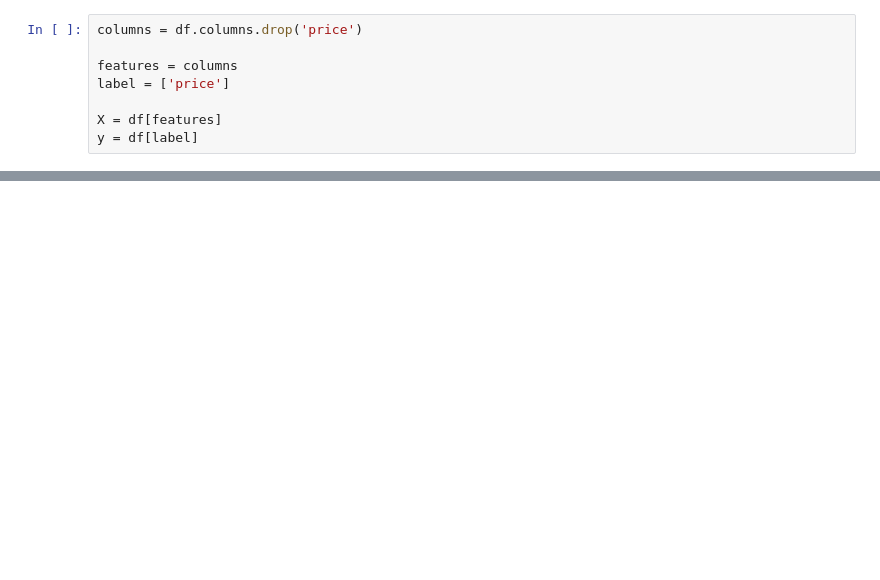
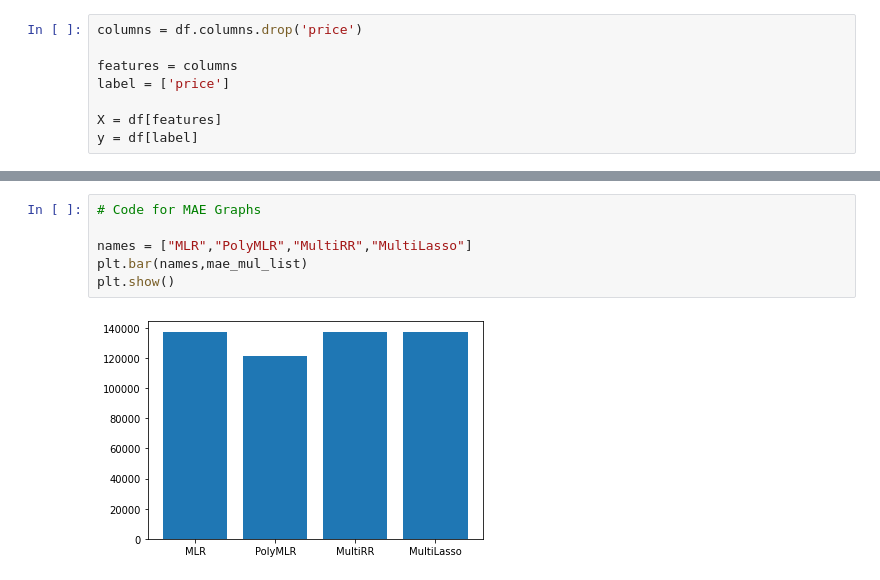
Before and after one commit to PosgradoMNA/actividades-de-aprendizaje-ajuarezjc, a Jupyter notebook: RegresionLinearPolinomial_A01168444.ipynb, the cells around one changed output, grey strips where cells are left out. Cells and saved outputs as stored; diff of their text form; blank space fills up the shorter version.

```diff
--- a/RegresionLinearPolinomial_A01168444.ipynb
+++ b/RegresionLinearPolinomial_A01168444.ipynb
@@ -559,0 +757,8 @@ print(f'Tamaño del X_test: {X_test.shape}')
+# %%
+# Code for MAE Graphs
+
+names = ["MLR","PolyMLR","MultiRR","MultiLasso"]
+plt.bar(names,mae_mul_list)
+plt.show()
+# %% [output]
+[figure, added]
```
Also changed, not shown: parts of 15 cells of this notebook.
